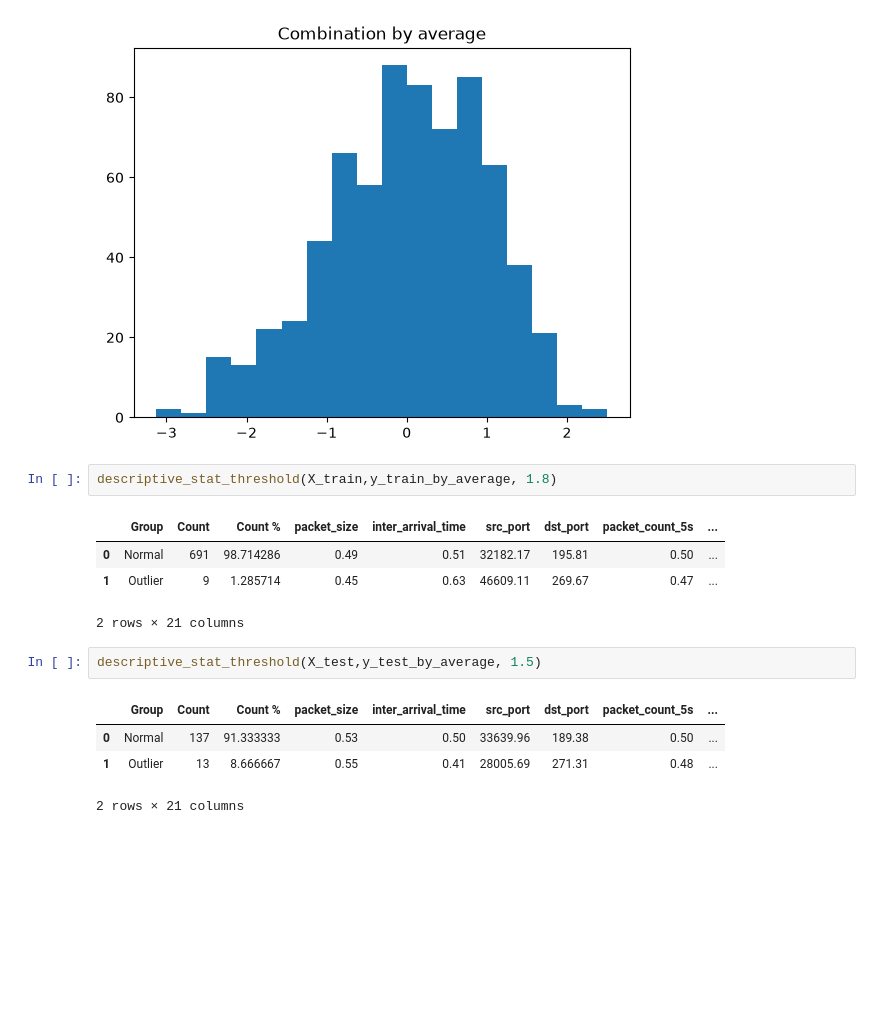
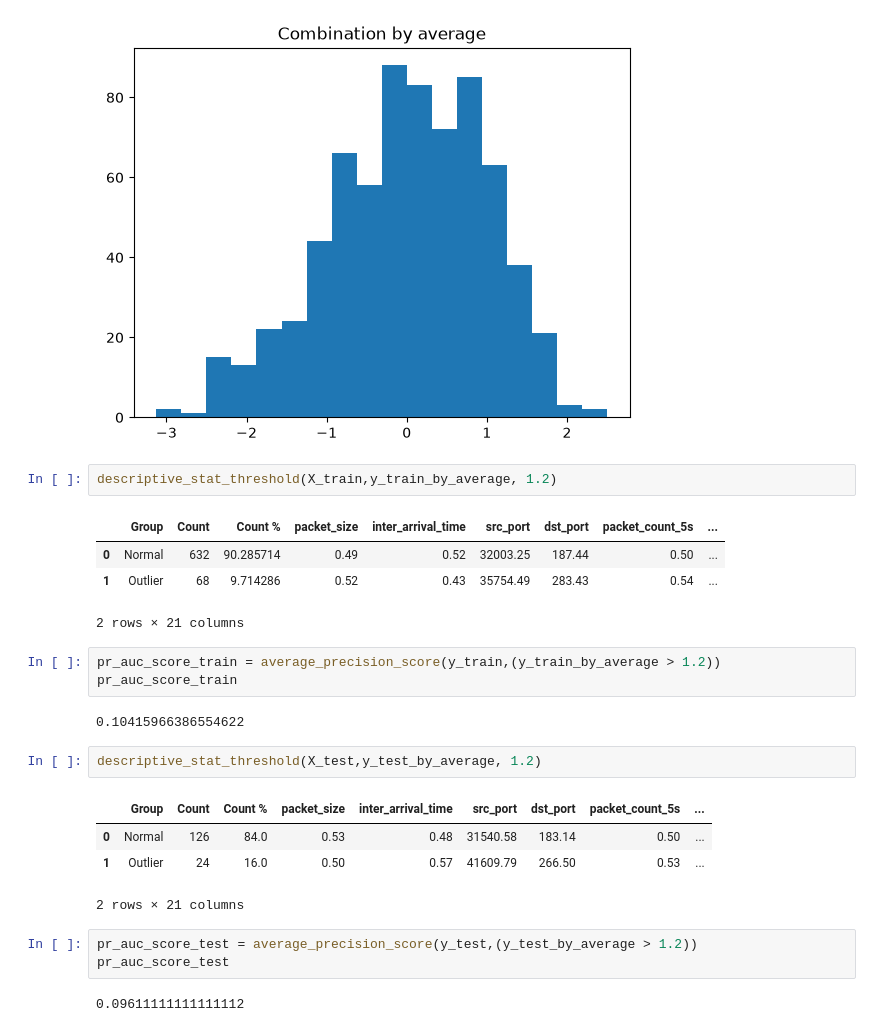
Before and after one commit to mayawz/Anomaly_detection, a Jupyter notebook: ML/03_iForest.ipynb, the cells around one changed output. Cells and saved outputs as stored; diff of their text form; blank space fills up the shorter version.

```diff
--- a/ML/03_iForest.ipynb
+++ b/ML/03_iForest.ipynb
@@ -346,16 +347,26 @@ plot_hist(y_train_by_average, title="Combination by average")
 # %% [output]
 [figure]
 # %%
-descriptive_stat_threshold(X_train,y_train_by_average, 1.8)
+descriptive_stat_threshold(X_train,y_train_by_average, 1.2)
 # %% [output]
 |  | Group | Count | Count % | packet_size | inter_arrival_time | src_port | dst_port | packet_count_5s | ... |
-| 0 | Normal | 691 | 98.714286 | 0.49 | 0.51 | 32182.17 | 195.81 | 0.50 | ... |
-| 1 | Outlier | 9 | 1.285714 | 0.45 | 0.63 | 46609.11 | 269.67 | 0.47 | ... |
+| 0 | Normal | 632 | 90.285714 | 0.49 | 0.52 | 32003.25 | 187.44 | 0.50 | ... |
+| 1 | Outlier | 68 | 9.714286 | 0.52 | 0.43 | 35754.49 | 283.43 | 0.54 | ... |
 2 rows × 21 columns
+# %%
+pr_auc_score_train = average_precision_score(y_train,(y_train_by_average > 1.2))
+pr_auc_score_train
+# %% [output]
+0.10415966386554622
 # %%
-descriptive_stat_threshold(X_test,y_test_by_average, 1.5)
+descriptive_stat_threshold(X_test,y_test_by_average, 1.2)
 # %% [output]
 |  | Group | Count | Count % | packet_size | inter_arrival_time | src_port | dst_port | packet_count_5s | ... |
-| 0 | Normal | 137 | 91.333333 | 0.53 | 0.50 | 33639.96 | 189.38 | 0.50 | ... |
-| 1 | Outlier | 13 | 8.666667 | 0.55 | 0.41 | 28005.69 | 271.31 | 0.48 | ... |
+| 0 | Normal | 126 | 84.0 | 0.53 | 0.48 | 31540.58 | 183.14 | 0.50 | ... |
+| 1 | Outlier | 24 | 16.0 | 0.50 | 0.57 | 41609.79 | 266.50 | 0.53 | ... |
 2 rows × 21 columns
+# %%
+pr_auc_score_test = average_precision_score(y_test,(y_test_by_average > 1.2))
+pr_auc_score_test
+# %% [output]
+0.09611111111111112
```
Also changed, not shown: parts of 1 cell of this notebook, 1 other file.
